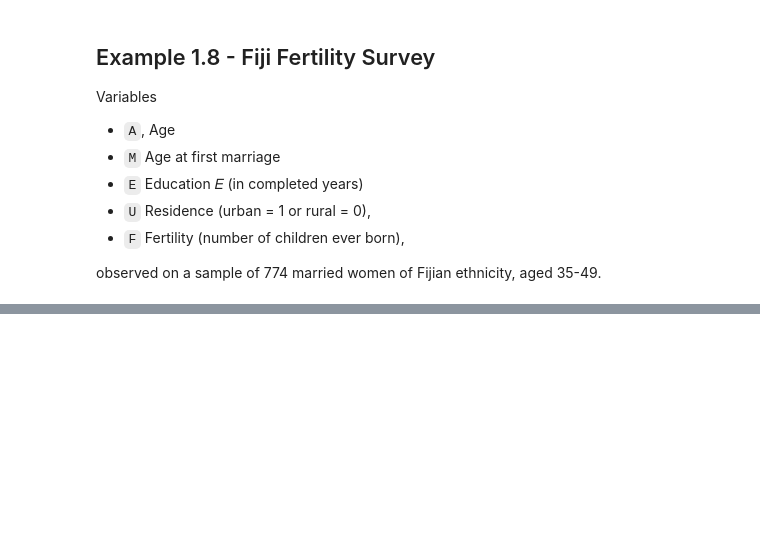
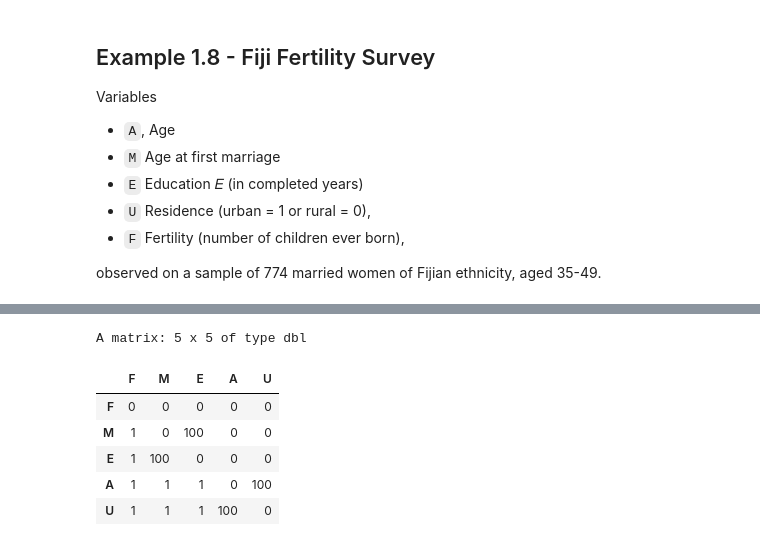
Before and after one commit to StaThin/RGM, a Jupyter notebook: examples.ipynb, the cells around one changed output, grey strips where cells are left out. Cells and saved outputs as stored; diff of their text form; code cells hidden in the pictures; blank space fills up the shorter version.

```diff
--- a/examples.ipynb
+++ b/examples.ipynb
@@ -44,0 +68,12 @@ observed on a sample of 774 married women of Fijian ethnicity, aged 35-49.
+# %%
+gfull <- makeMG(dg = DAG(F ~ M+E+A+U, M ~ A + U,  E ~ A + U),
+                bg = UG(~ M*E +  A*U))
+gfull
+# %% [output]
+A matrix: 5 x 5 of type dbl
+|  | F | M | E | A | U |
+| F | 0 | 0 | 0 | 0 | 0 |
+| M | 1 | 0 | 100 | 0 | 0 |
+| E | 1 | 100 | 0 | 0 | 0 |
+| A | 1 | 1 | 1 | 0 | 100 |
+| U | 1 | 1 | 1 | 100 | 0 |
```
Also changed, not shown: parts of 8 cells of this notebook.
